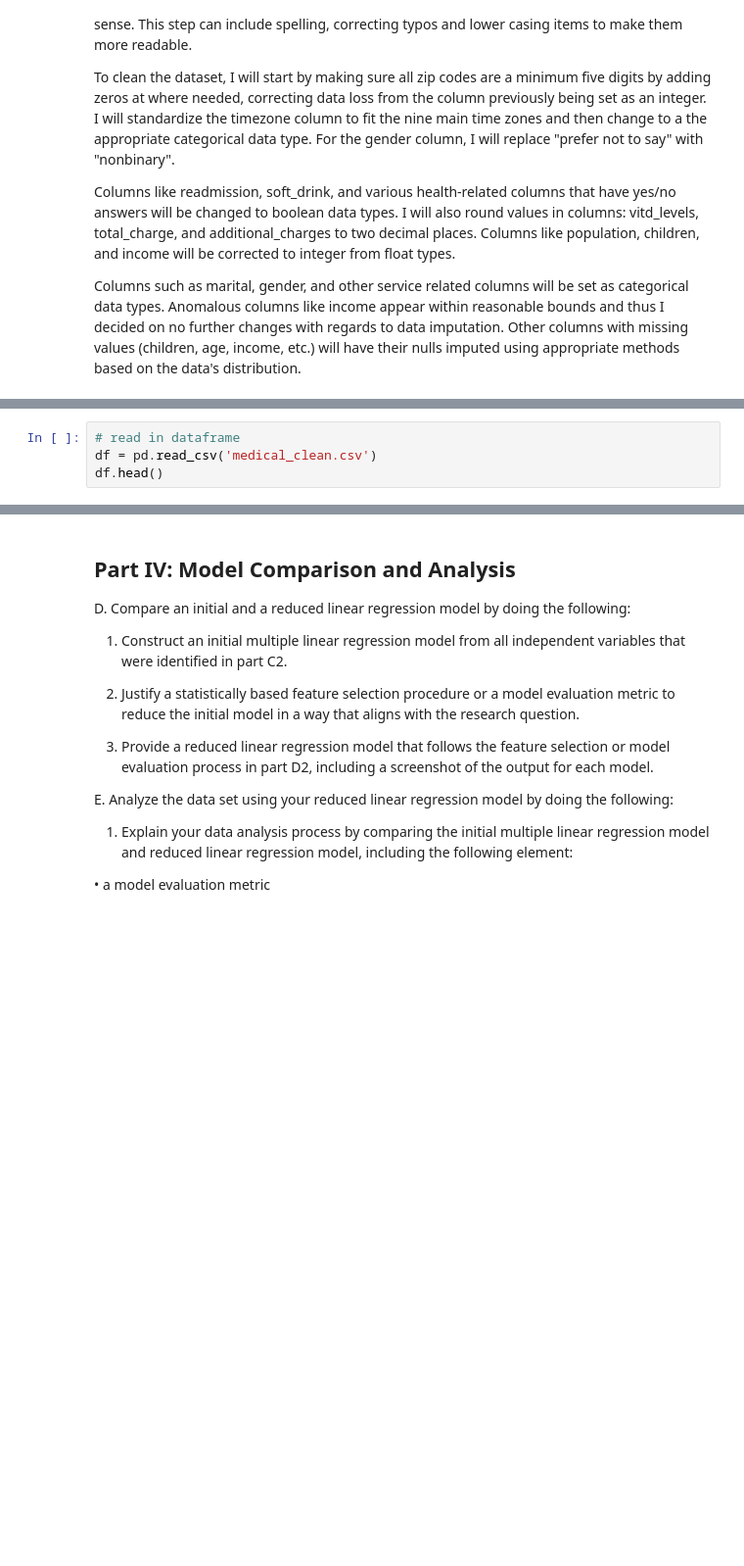
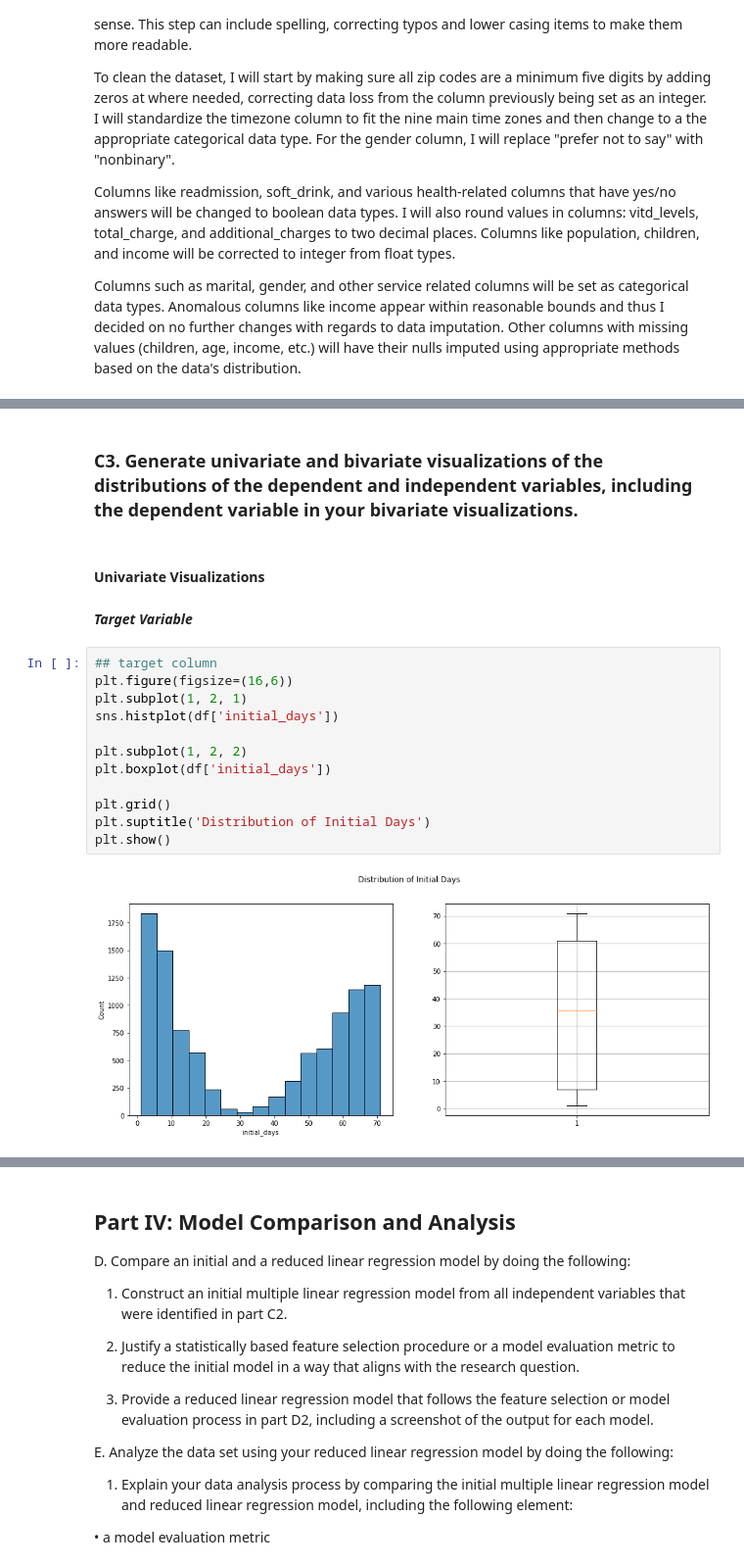
Before and after one commit to DesireeMcElroy/WGU_MSDA, a Jupyter notebook: D208-Predictive_Modeling/logistic_reg_task1.ipynb, the cells around one changed output, grey strips where cells are left out. Shown at 98% size. Drawn from its saved outputs; the diff is of its cells as text; blank space fills up the shorter version.

Commit message:
visuals for distributions

```diff
--- a/D208-Predictive_Modeling/logistic_reg_task1.ipynb
+++ b/D208-Predictive_Modeling/logistic_reg_task1.ipynb
@@ -127,4 +205,0 @@ dtype: object
-# %%
-# read in dataframe
-df = pd.read_csv('medical_clean.csv')
-df.head()
@@ -168,0 +312,22 @@ plt.hist(df.Initial_days)
+# %% [markdown]
+
+
+### C3.  Generate univariate and bivariate visualizations of the distributions of the dependent and independent variables, including the dependent variable in your bivariate visualizations.
+# %% [markdown]
+#### Univariate Visualizations
+# %% [markdown]
+***Target Variable***
+# %%
+## target column
+plt.figure(figsize=(16,6))
+plt.subplot(1, 2, 1)
+sns.histplot(df['initial_days'])
+
+plt.subplot(1, 2, 2)
+plt.boxplot(df['initial_days'])
+
+plt.grid()
+plt.suptitle('Distribution of Initial Days')
+plt.show()
+# %% [output]
+[figure, added]
```
Also changed, not shown: parts of 28 cells of this notebook.
